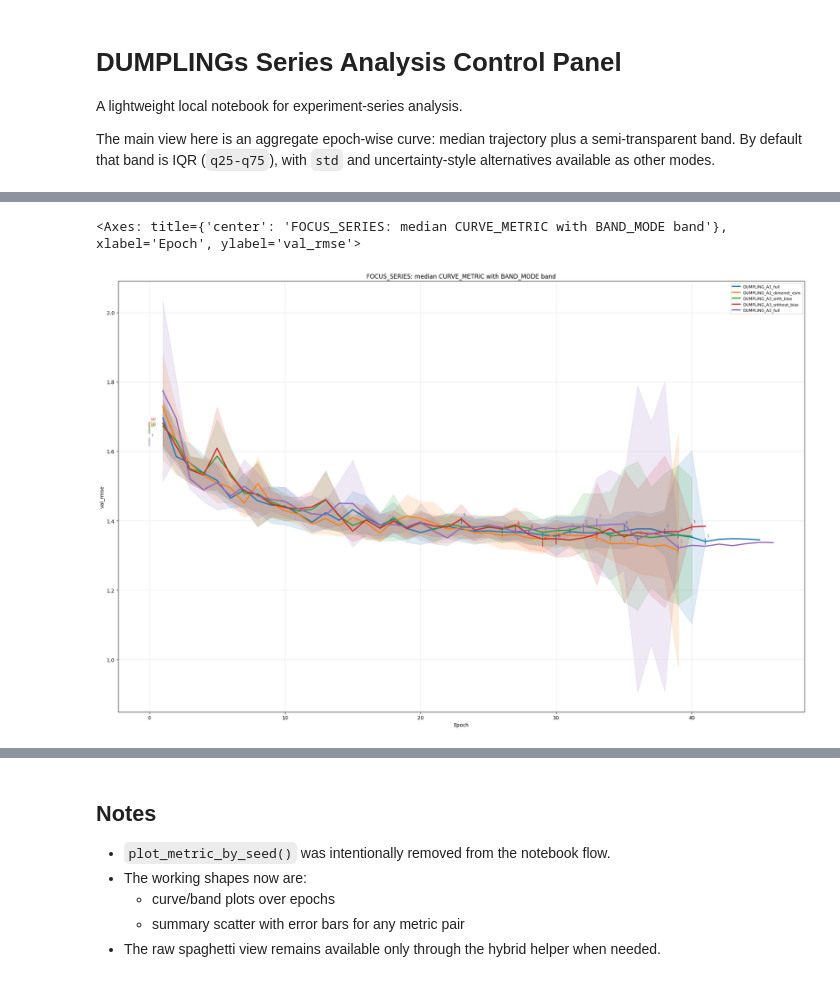
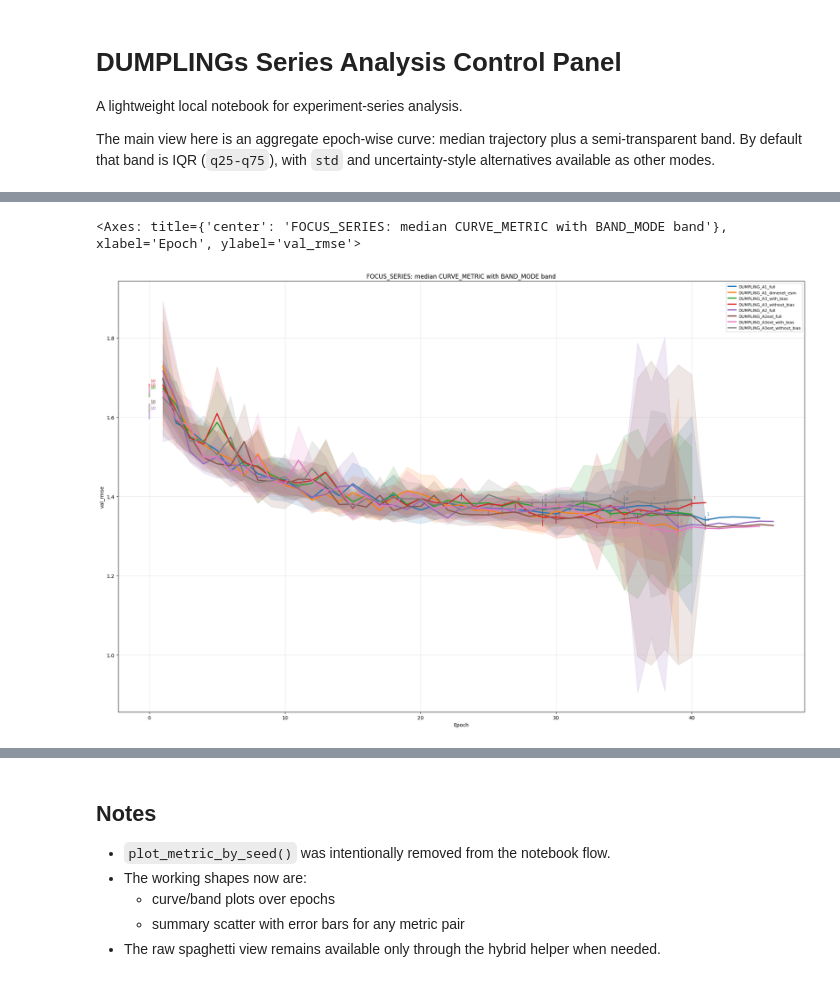
Before and after one commit to BlackSabbitch/DUMPLINGs, a Jupyter notebook: series_analysis.ipynb, the cells around one changed output, grey strips where cells are left out. Cells and saved outputs as stored; diff of their text form; code cells hidden in the pictures.

```diff
--- a/series_analysis.ipynb
+++ b/series_analysis.ipynb
@@ -74,33 +75,36 @@ history rows: 5640
 # %%
 EXPERIMENT_NAMES=[
     # "DUMPLING_A1_esm_only",
     # "DUMPLING_A1_dimenet_only",
     "DUMPLING_A1_full",
     "DUMPLING_A1_dimenet_esm",
     "DUMPLING_A3_with_bias",
     "DUMPLING_A3_without_bias",
-    "DUMPLING_A2_full"
+    "DUMPLING_A2_full",
+    "DUMPLING_A2ext_full",
+    "DUMPLING_A3ext_with_bias",
+    "DUMPLING_A3ext_without_bias"
     ]
 BAND_MODE = "ci95_t"
 METRIC = "val_rmse"
 
 plot_series_panel(
     df=registry_view,
     experiment_names=EXPERIMENT_NAMES,
     metric=METRIC,
     figsize=(20, 13),
     show_center=True,
     show_band=True,
     show_curves=False,
     show_count_drop_ticks=True,
     show_count_labels=True,
     band_mode=BAND_MODE,
 
     title=f"{"FOCUS_SERIES"}: median {"CURVE_METRIC".upper()} with {"BAND_MODE".upper()} band",
 )
 # %% [output]
 <Axes: title={'center': 'FOCUS_SERIES: median CURVE_METRIC with BAND_MODE band'}, xlabel='Epoch', ylabel='val_rmse'>
-[figure, old version]
+[figure, new version]
 # %%
 EXPERIMENT_NAMES=[
     # "DUMPLING_A1_esm_only",
```
Also changed, not shown: parts of 11 cells of this notebook, 25 other files.
